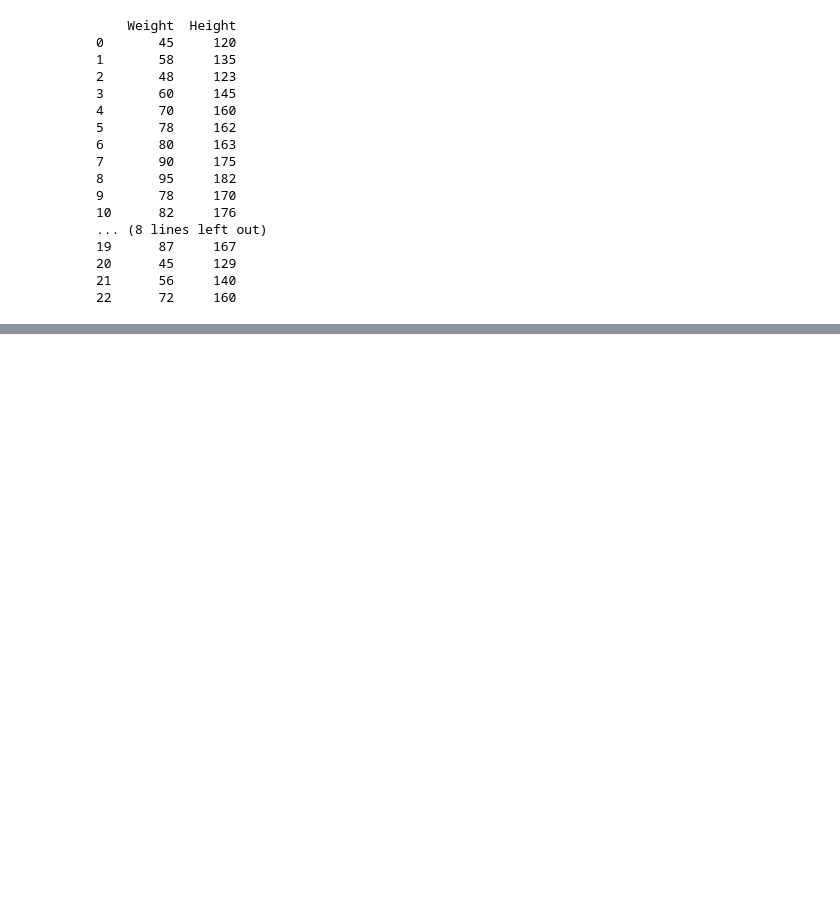
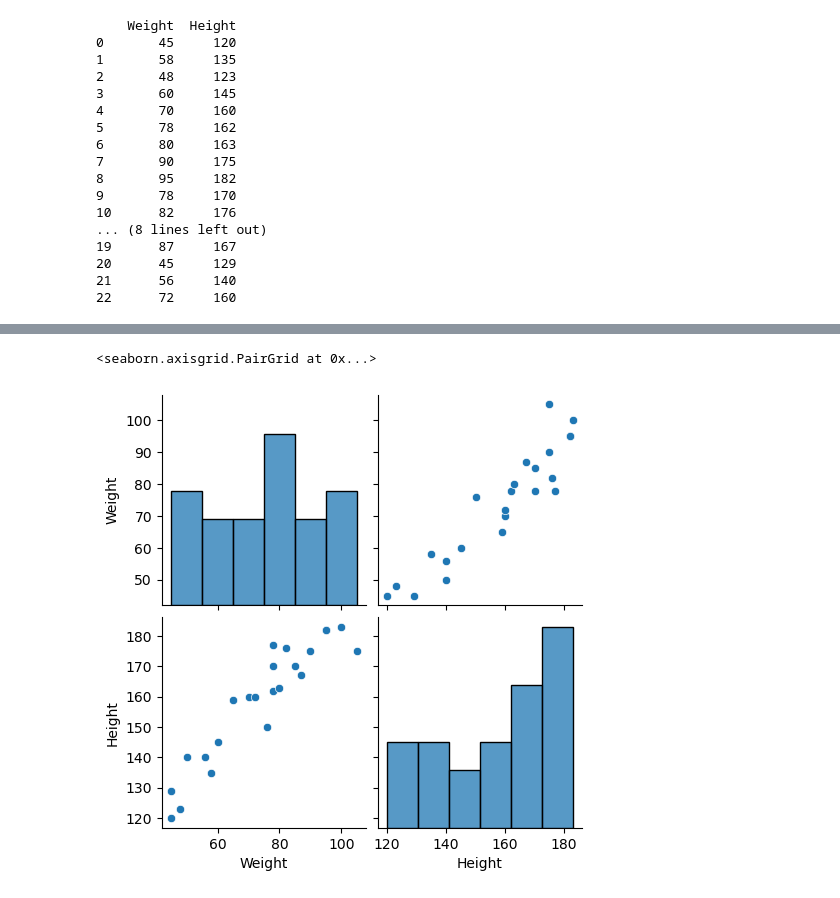
Before and after one commit to a-b-c-d-ritik/DataScience, a Jupyter notebook: 27.Linear_Regression/Regression.ipynb, the cells around one changed output, grey strips where cells are left out. Cells and saved outputs as stored; diff of their text form; code cells hidden in the pictures; blank space fills up the shorter version.

```diff
--- a/27.Linear_Regression/Regression.ipynb
+++ b/27.Linear_Regression/Regression.ipynb
@@ -31,0 +44,6 @@ plt.scatter(df['Weight'],df['Height'])
+# %%
+## seaborn
+sb.pairplot(df)
+# %% [output]
+<seaborn.axisgrid.PairGrid at 0x...>
+[figure, added]
```
Also changed, not shown: parts of 3 cells of this notebook, 3 other files.
